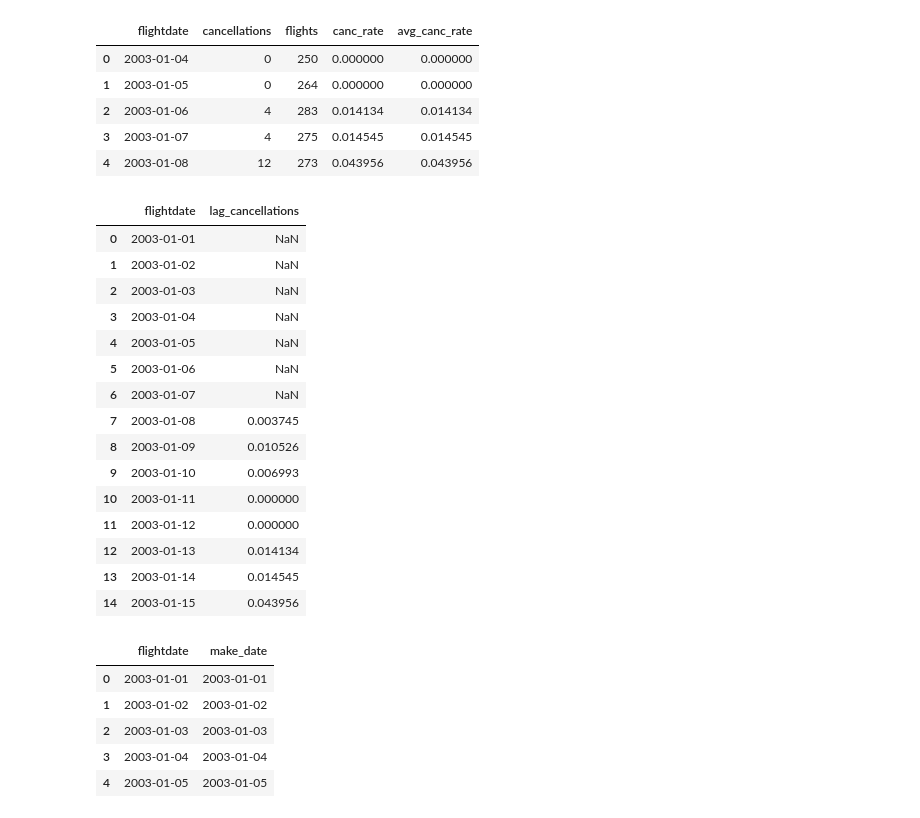
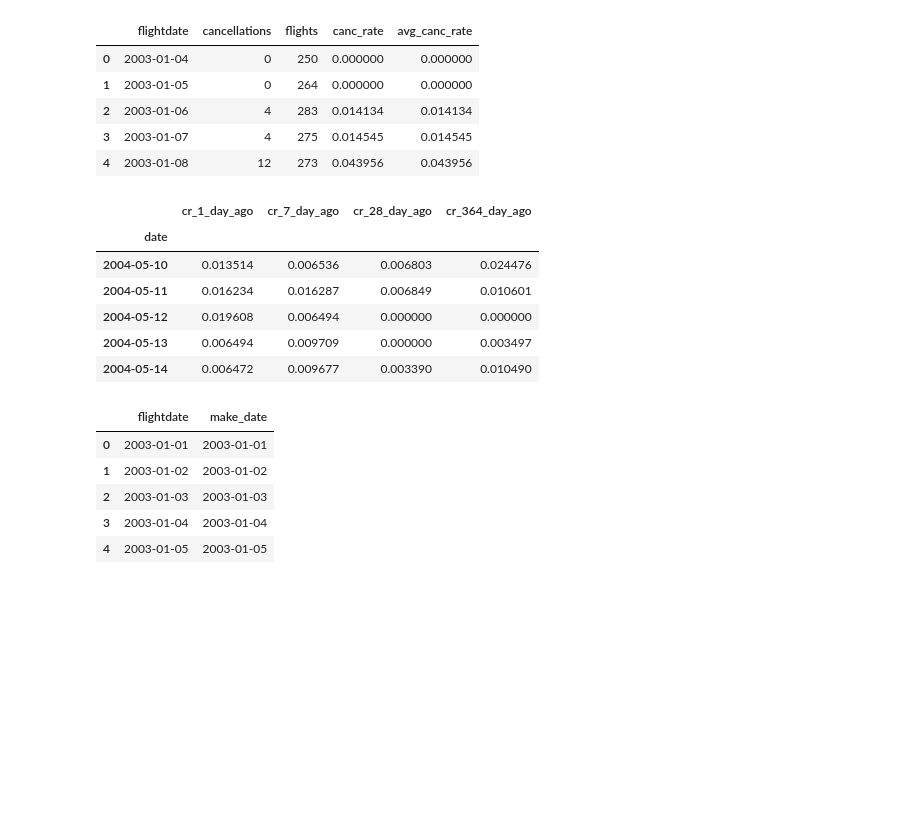
Before and after one commit to BotScutters/predicting-flight-cancellations, a Jupyter notebook: notebooks/mvp.ipynb, the cells around one changed output. Cells and saved outputs as stored; diff of their text form; code cells hidden in the pictures; blank space fills up the shorter version.

```diff
--- a/notebooks/mvp.ipynb
+++ b/notebooks/mvp.ipynb
@@ -598,40 +618,36 @@ pd.read_sql(q, engine)
 | 3 | 2003-01-07 | 4 | 275 | 0.014545 | 0.014545 |
 | 4 | 2003-01-08 | 12 | 273 | 0.043956 | 0.043956 |
 # %%
-def prev_average(n):
+def get_past_c_rates():
     """
     Returns average cancellation rate of n days ago
     """
     q = f"""
     SELECT
-        flightdate,
-        LAG(AVG(cancelled), {n}) OVER(ORDER BY flightdate) AS lag_cancellations
+        CAST(flightdate AS DATE) AS date,
+        LAG(AVG(cancelled), 1) OVER(ORDER BY flightdate) AS CR_1_day_ago,
+        LAG(AVG(cancelled), 7) OVER(ORDER BY flightdate) AS CR_7_day_ago,
+        LAG(AVG(cancelled), 28) OVER(ORDER BY flightdate) AS CR_28_day_ago,
+        LAG(AVG(cancelled), 364) OVER(ORDER BY flightdate) AS CR_364_day_ago
     FROM flights
     WHERE
         origin = 'SEA'
     GROUP BY flightdate
     ORDER BY flightdate
-    LIMIT 15;
+    LIMIT 500;
     """
-    return pd.read_sql(q, engine)
-prev_average(7)
+    return pd.read_sql(q, engine, index_col='date')
+
+lags = prev_average()
+lags.tail()
 # %% [output]
-|  | flightdate | lag_cancellations |
-| 0 | 2003-01-01 | NaN |
-| 1 | 2003-01-02 | NaN |
-| 2 | 2003-01-03 | NaN |
-| 3 | 2003-01-04 | NaN |
-| 4 | 2003-01-05 | NaN |
-| 5 | 2003-01-06 | NaN |
-| 6 | 2003-01-07 | NaN |
-| 7 | 2003-01-08 | 0.003745 |
-| 8 | 2003-01-09 | 0.010526 |
-| 9 | 2003-01-10 | 0.006993 |
-| 10 | 2003-01-11 | 0.000000 |
-| 11 | 2003-01-12 | 0.000000 |
-| 12 | 2003-01-13 | 0.014134 |
-| 13 | 2003-01-14 | 0.014545 |
-| 14 | 2003-01-15 | 0.043956 |
+|  | cr_1_day_ago | cr_7_day_ago | cr_28_day_ago | cr_364_day_ago |
+| date |  |  |  |  |
+| 2004-05-10 | 0.013514 | 0.006536 | 0.006803 | 0.024476 |
+| 2004-05-11 | 0.016234 | 0.016287 | 0.006849 | 0.010601 |
+| 2004-05-12 | 0.019608 | 0.006494 | 0.000000 | 0.000000 |
+| 2004-05-13 | 0.006494 | 0.009709 | 0.000000 | 0.003497 |
+| 2004-05-14 | 0.006472 | 0.009677 | 0.003390 | 0.010490 |
 # %%
 q = """
 SELECT
```
Also changed, not shown: parts of 12 cells of this notebook.
